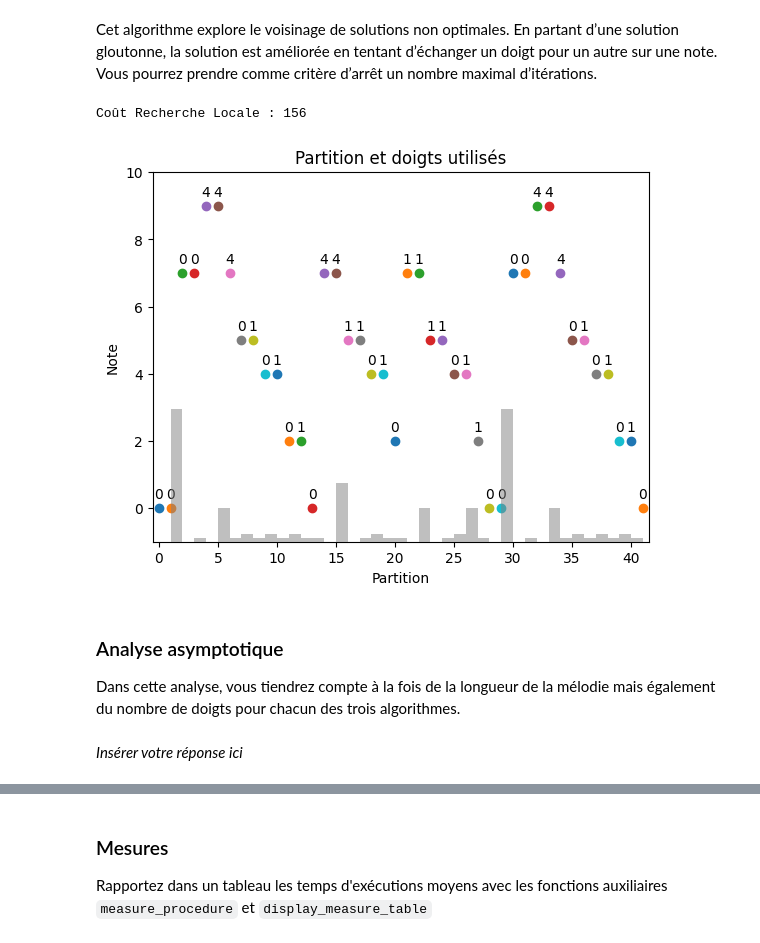
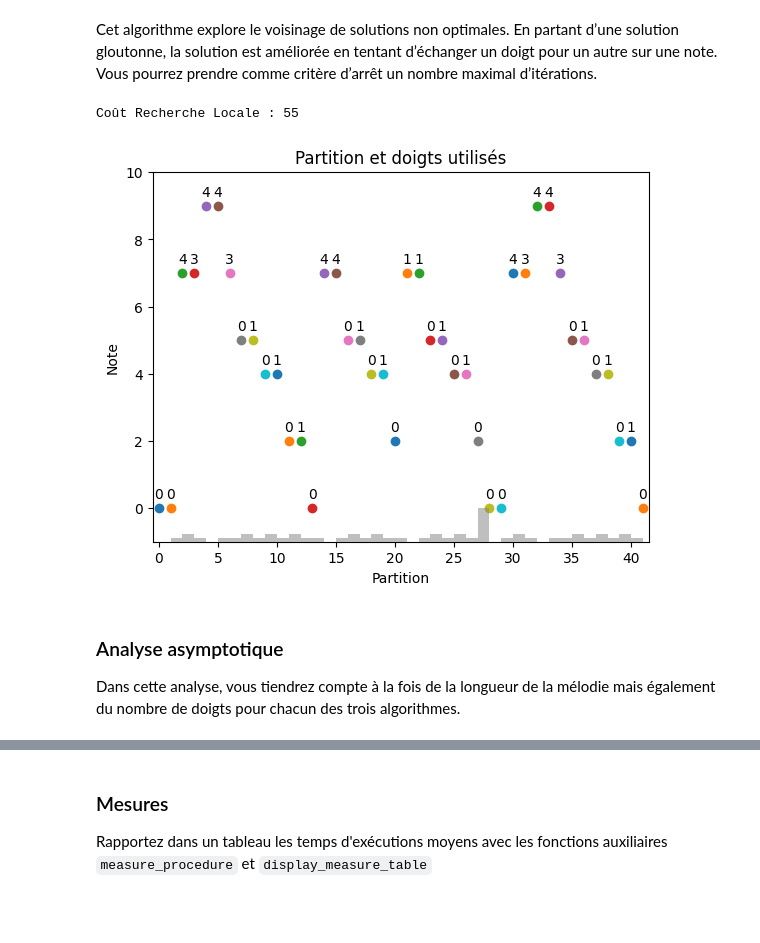
Before and after one commit to FelixLamarche/inf8775, a Jupyter notebook: TP2-H24/LAMARCHE_2077446_KIAN_2264793.ipynb, the cells around one changed output, grey strips where cells are left out. Saved outputs shown, nothing was run; the diff lists cells and outputs as text; code cells hidden in the pictures; blank space fills up the shorter version.

```diff
--- a/TP2-H24/LAMARCHE_2077446_KIAN_2264793.ipynb
+++ b/TP2-H24/LAMARCHE_2077446_KIAN_2264793.ipynb
@@ -498,44 +546,43 @@ comme critère d’arrêt un nombre maximal d’itérations.
 def localSearch(partition):
     nb_digits = 5
 
-    # Returns the sum of the affected transition costs from changing a current_digit
+    # Returns the sum of the two transitions costs from changing a current_digit
+    # for the partition 0 and n only a single transition is considered
     def get_local_cost(index, current_digit):
         cost = 0
         if index > 0:
-            cost += costs[partition[index], solution[index - 1], partition[index], current_digit]
+            cost += costs[partition[index - 1], solution[index - 1], partition[index], current_digit]
         if index < len(partition) - 1:
             cost += costs[partition[index], current_digit, partition[index + 1], solution[index + 1]]
         return cost
 
 
     # Get a base solution from the greedy algorithm
     solution = glouton(partition)
     solution_costs = [get_local_cost(i, solution[i]) for i in range(len(solution))]
 
-    max_iterations = 20000
+    max_iterations = 3 * len(partition)
     for iteration in range(max_iterations):
         # get partition index from the iteration loop
         index = iteration % len(partition)
 
         for digit in range(nb_digits):
             digit_cost = get_local_cost(index, digit)
 
             if digit_cost < solution_costs[index]:
                 solution[index] = digit
                 solution_costs[index] = digit_cost
 
     return solution
 
 solutionLocal = localSearch(partition)
 print("Coût Recherche Locale :", getTotalCost(costs, partition, solutionLocal))
 visualize_solution(costs, partition, solutionLocal)
 # %% [output]
-Coût Recherche Locale : 156
+Coût Recherche Locale : 55
-[figure, old version]
+[figure, new version]
 # %% [markdown]
 ### Analyse asymptotique
 
 Dans cette analyse, vous tiendrez compte à la fois de la longueur de la mélodie mais également du
 nombre de doigts pour chacun des trois algorithmes.
-# %% [markdown]
-*Insérer votre réponse ici*
```
Also changed, not shown: parts of 15 cells of this notebook.
